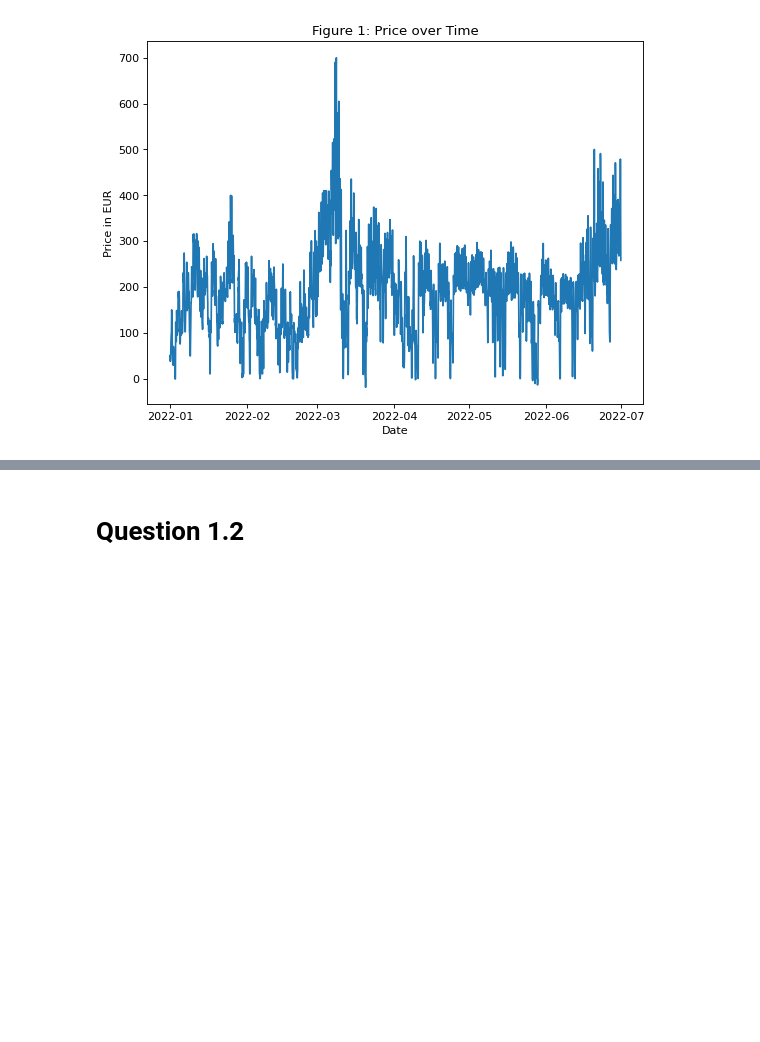
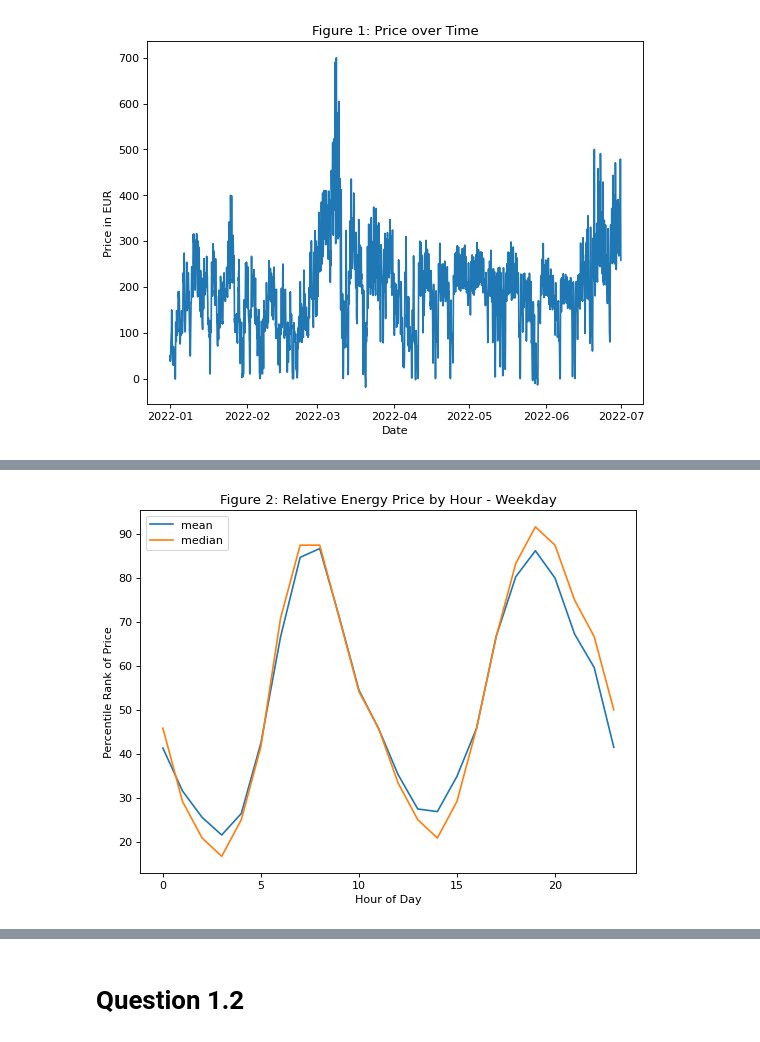
Before and after one commit to kingjosephm/Timeseries-forecasting, a Jupyter notebook: Part1.ipynb, the cells around one changed output, grey strips where cells are left out. Saved outputs shown, nothing was run; the diff lists cells and outputs as text; code cells hidden in the pictures; blank space fills up the shorter version.

```diff
--- a/Part1.ipynb
+++ b/Part1.ipynb
@@ -177,0 +150,17 @@ plt.show()
+# %%
+# Weekday
+hourly_mean_wkdy = df[df['dow']<5].groupby('hour')['percentile'].mean()
+hourly_median_wkdy = df[df['dow']<5].groupby('hour')['percentile'].median()
+# Weekend
+hourly_mean_wknd = df[df['dow'].isin([5, 6])].groupby('hour')['percentile'].mean()
+hourly_median_wknd = df[df['dow'].isin([5, 6])].groupby('hour')['percentile'].median()
+# %%
+figure(figsize=(8, 6), dpi=80)
+sns.lineplot(hourly_mean_wkdy, label='mean')
+sns.lineplot(hourly_median_wkdy, label='median')
+plt.ylabel('Percentile Rank of Price')
+plt.xlabel('Hour of Day')
+plt.title('Figure 2: Relative Energy Price by Hour - Weekday')
+plt.show()
+# %% [output]
+[figure, added]
```
Also changed, not shown: parts of 25 cells of this notebook.
